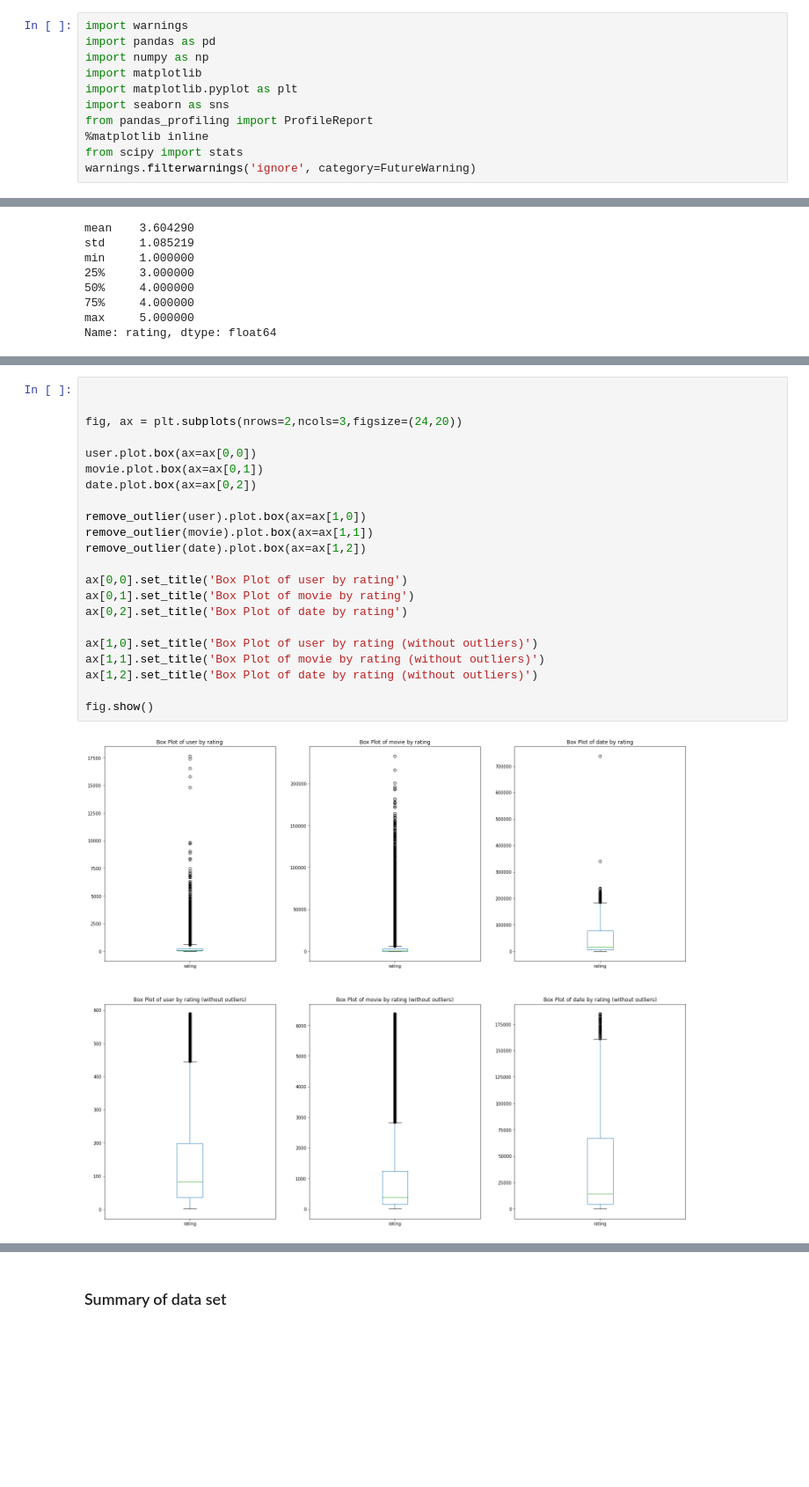
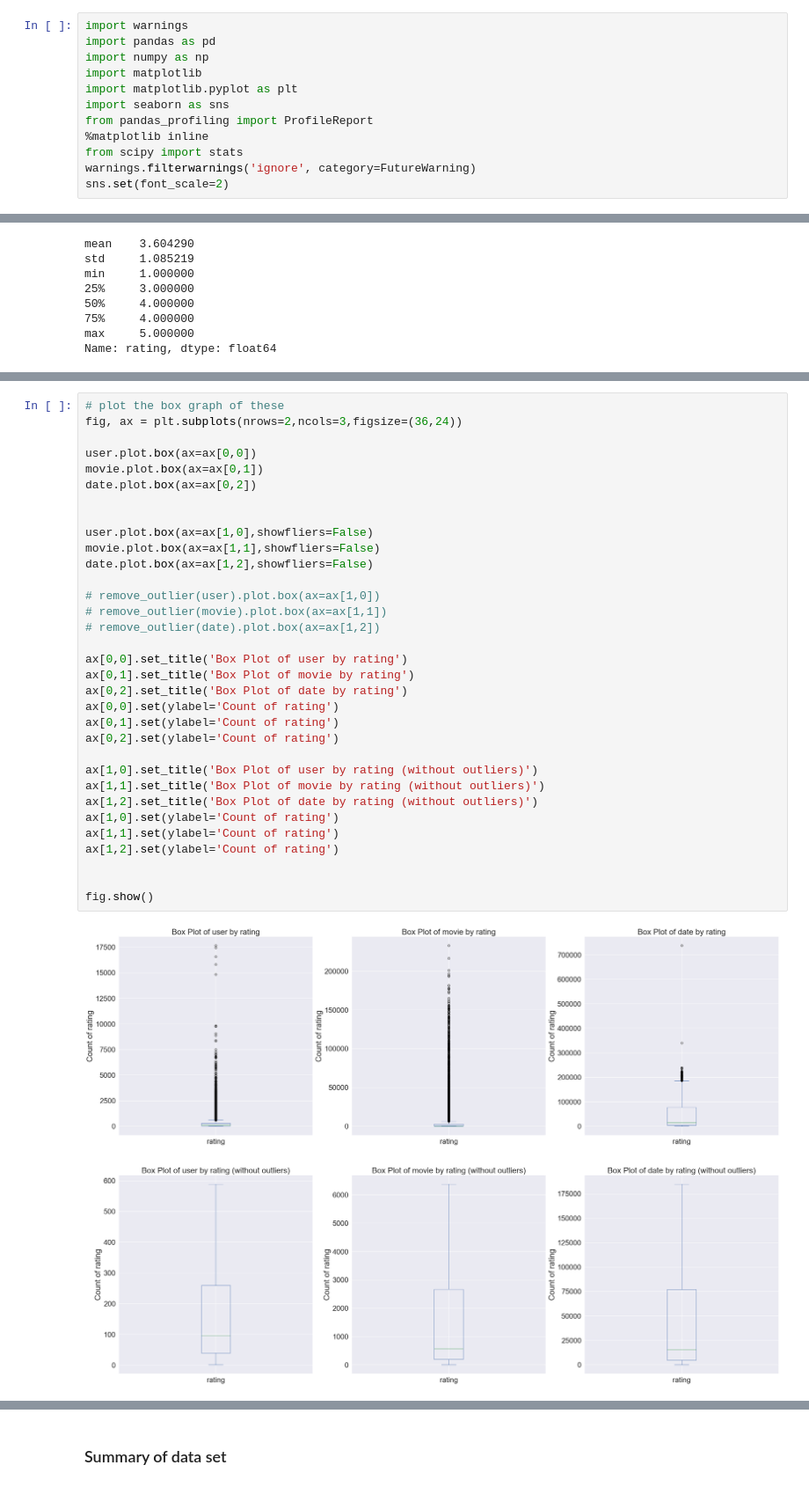
Before and after one commit to LamHo220/movie-recommender, a Jupyter notebook: DataExploration/NetflixPrize.ipynb, the cells around one changed output, grey strips where cells are left out. Shown at 88% size. Drawn from its saved outputs; the diff is of its cells as text; blank space fills up the shorter version.

```diff
--- a/DataExploration/NetflixPrize.ipynb
+++ b/DataExploration/NetflixPrize.ipynb
@@ -15,6 +26,7 @@ from pandas_profiling import ProfileReport
 %matplotlib inline
 from scipy import stats
 warnings.filterwarnings('ignore', category=FutureWarning)
+sns.set(font_scale=2)
 # %%
 # define the paths
 data_path = '../data/NetflixPrize/'
@@ -314,24 +337,35 @@ fig.show()
 # %%
-
-
-fig, ax = plt.subplots(nrows=2,ncols=3,figsize=(24,20))
+# plot the box graph of these
+fig, ax = plt.subplots(nrows=2,ncols=3,figsize=(36,24))
 
 user.plot.box(ax=ax[0,0])
 movie.plot.box(ax=ax[0,1])
 date.plot.box(ax=ax[0,2])
 
-remove_outlier(user).plot.box(ax=ax[1,0])
-remove_outlier(movie).plot.box(ax=ax[1,1])
-remove_outlier(date).plot.box(ax=ax[1,2])
+
+user.plot.box(ax=ax[1,0],showfliers=False)
+movie.plot.box(ax=ax[1,1],showfliers=False)
+date.plot.box(ax=ax[1,2],showfliers=False)
+
+# remove_outlier(user).plot.box(ax=ax[1,0])
+# remove_outlier(movie).plot.box(ax=ax[1,1])
+# remove_outlier(date).plot.box(ax=ax[1,2])
 
 ax[0,0].set_title('Box Plot of user by rating')
 ax[0,1].set_title('Box Plot of movie by rating')
 ax[0,2].set_title('Box Plot of date by rating')
+ax[0,0].set(ylabel='Count of rating')
+ax[0,1].set(ylabel='Count of rating')
+ax[0,2].set(ylabel='Count of rating')
 
 ax[1,0].set_title('Box Plot of user by rating (without outliers)')
 ax[1,1].set_title('Box Plot of movie by rating (without outliers)')
 ax[1,2].set_title('Box Plot of date by rating (without outliers)')
+ax[1,0].set(ylabel='Count of rating')
+ax[1,1].set(ylabel='Count of rating')
+ax[1,2].set(ylabel='Count of rating')
+
 
 fig.show()
 # %% [output]
-[figure, old version]
+[figure, new version]
```
Also changed, not shown: parts of 25 cells of this notebook, 1 other file.
